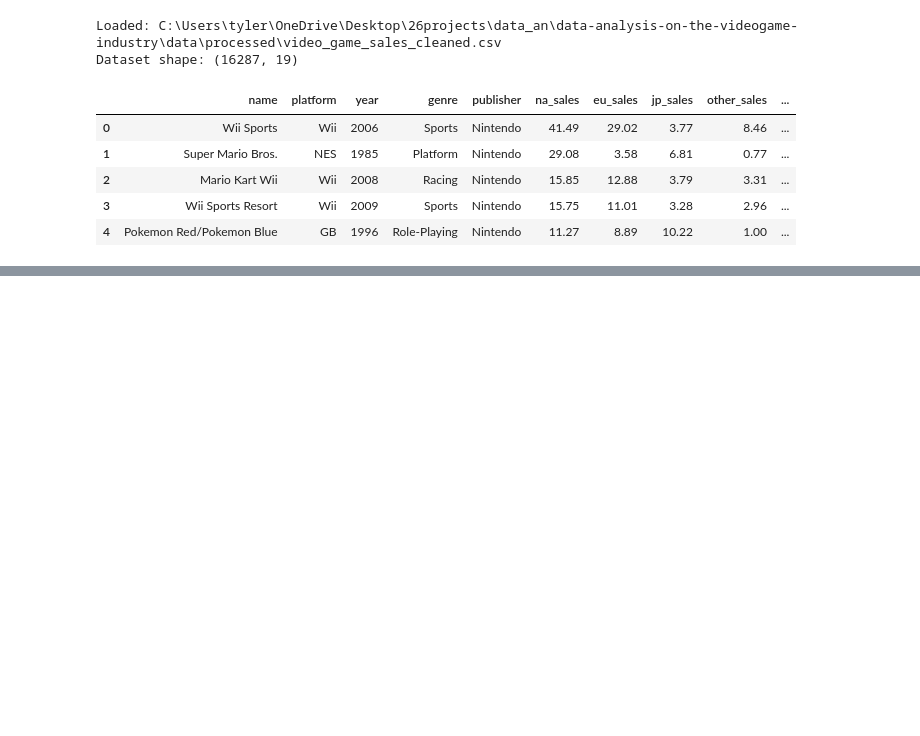
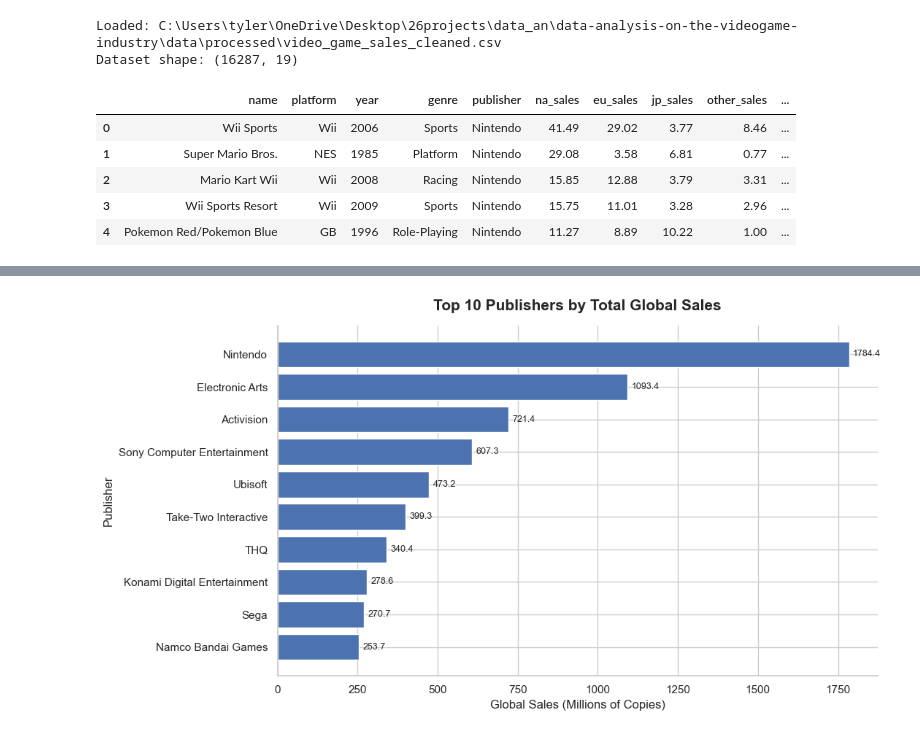
Before and after one commit to tylernsocial/data-analysis-on-the-videogame-industry, a Jupyter notebook: notebooks/research_questions_and_modeling/06_publisher_sales_performance.ipynb, the cells around one changed output, grey strips where cells are left out. Drawn from its saved outputs; the diff is of its cells as text; code cells hidden in the pictures; blank space fills up the shorter version.

```diff
--- a/notebooks/research_questions_and_modeling/06_publisher_sales_performance.ipynb
+++ b/notebooks/research_questions_and_modeling/06_publisher_sales_performance.ipynb
@@ -101,0 +287,9 @@ memory usage: 1.2 MB
+# %%
+publisher_summary = publisher_summary.merge(
+    publisher_top_genre[[
+        "publisher", "top_genre", "top_genre_game_count",
+        "top_genre_sales", "top_genre_average_sales"
+    ]],
+    on="publisher",
+    how="left"
+)
@@ -101,0 +329,16 @@ memory usage: 1.2 MB
+# %%
+publisher_summary = publisher_summary.merge(
+    publisher_top_platform[[
+        "publisher", "top_platform", "top_platform_game_count",
+        "top_platform_sales", "top_platform_average_sales"
+    ]],
+    on="publisher",
+    how="left"
+)
+
+publisher_summary = (
+    publisher_summary.sort_values("total_global_sales", ascending=False)
+    .reset_index(drop=True)
+)
+
+publisher_summary.head(15)
@@ -101,0 +366,7 @@ memory usage: 1.2 MB
+# %%
+top_publishers_total = publisher_summary.nlargest(10, "total_global_sales").copy()
+
+top_publishers_total[[
+    "publisher", "game_count", "total_global_sales",
+    "average_global_sales", "median_global_sales"
+]]
@@ -101,0 +385,14 @@ memory usage: 1.2 MB
+# %%
+fig, ax = plt.subplots(figsize=(11, 6))
+plot_data = top_publishers_total.sort_values("total_global_sales", ascending=True)
+bars = ax.barh(plot_data["publisher"], plot_data["total_global_sales"])
+ax.bar_label(bars, fmt="%.1f", padding=4, fontsize=9)
+ax.set_title("Top 10 Publishers by Total Global Sales", fontsize=15, fontweight="bold", pad=15)
+ax.set_xlabel("Global Sales (Millions of Copies)")
+ax.set_ylabel("Publisher")
+ax.spines["top"].set_visible(False)
+ax.spines["right"].set_visible(False)
+plt.tight_layout()
+plt.show()
+# %% [output]
+[figure, added]
```
Also changed, not shown: parts of 60 cells of this notebook.
